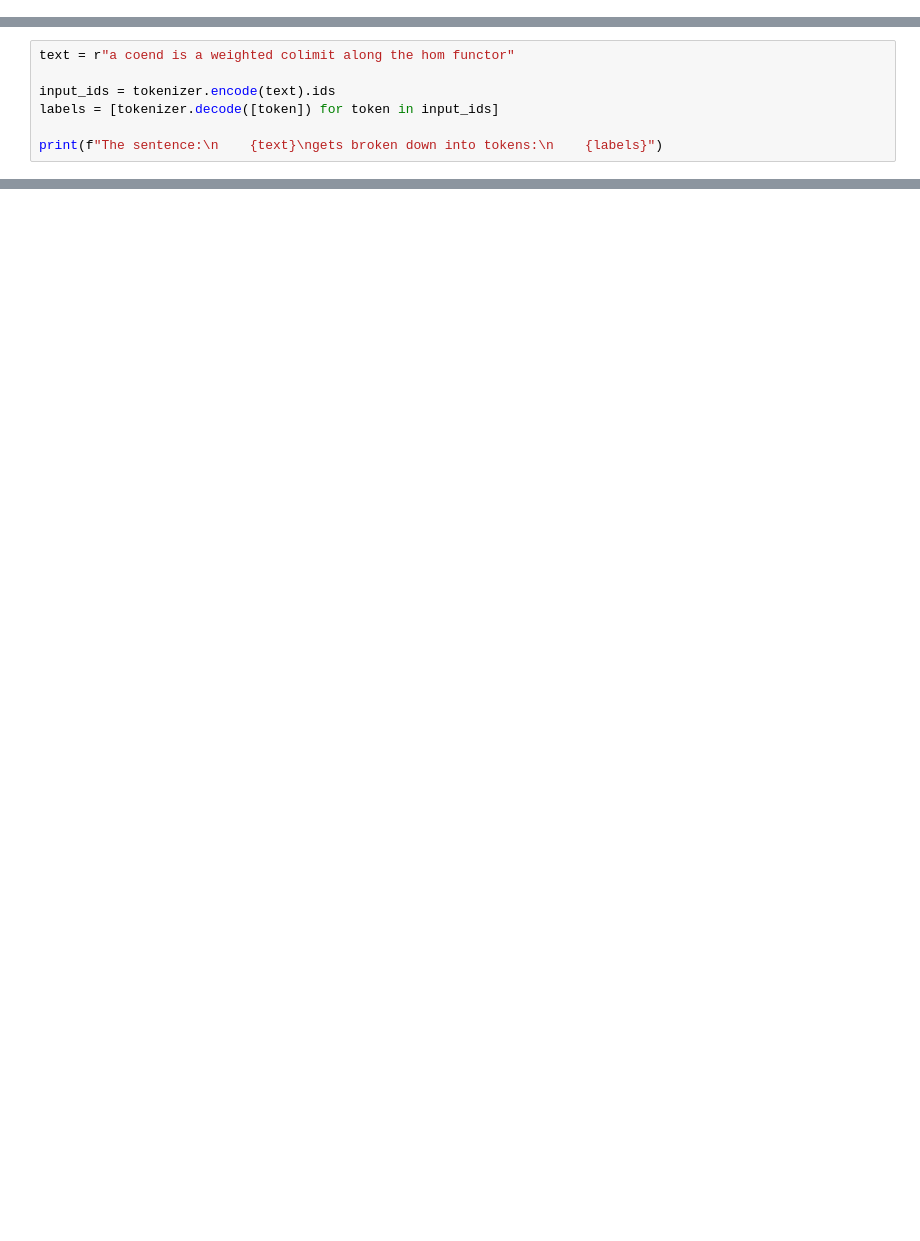
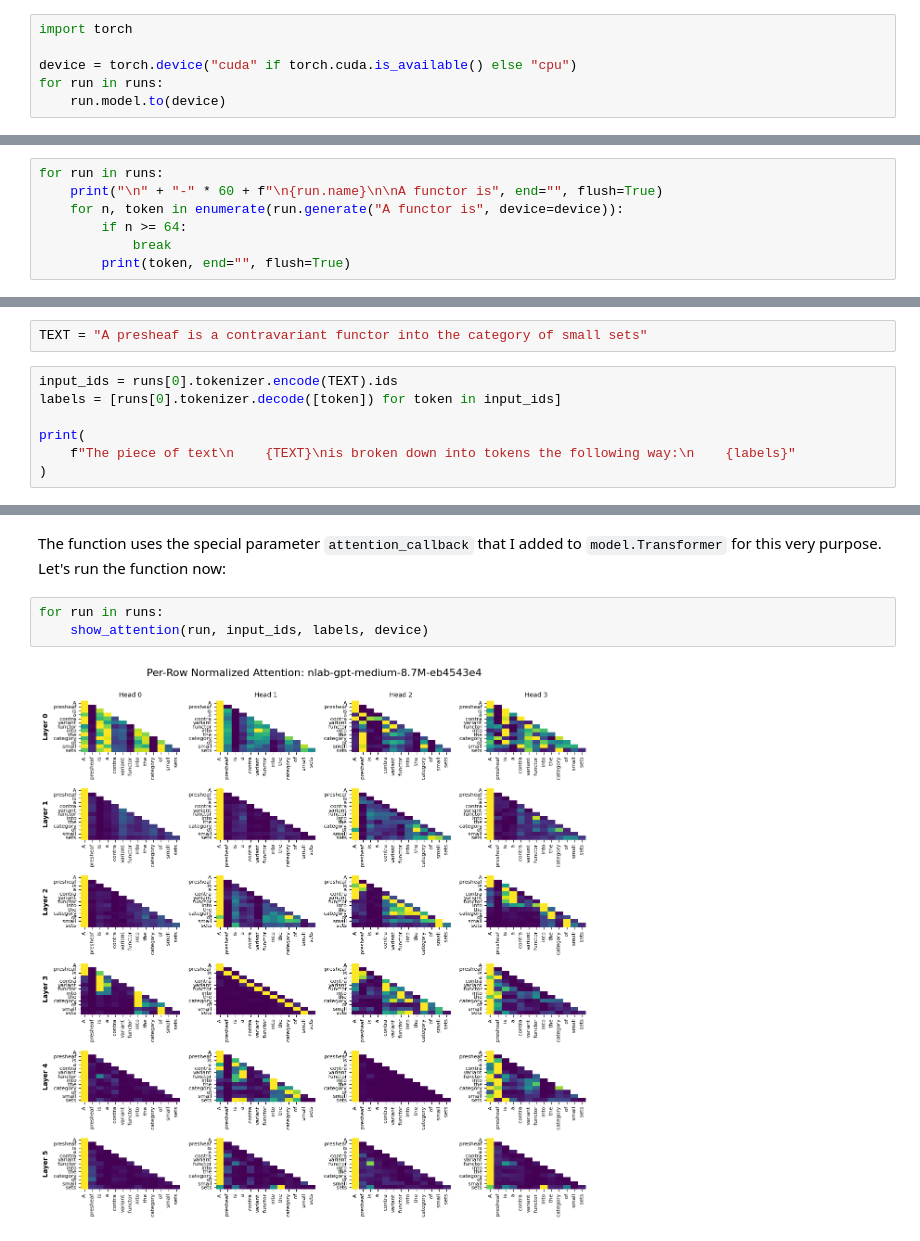
Before and after one commit to mjub/transformer-from-scratch, a Jupyter notebook: notebooks/anatomy-of-a-gpt.ipynb, the cells around one changed output, grey strips where cells are left out. Drawn from its saved outputs; the diff is of its cells as text; blank space fills up the shorter version.

```diff
--- a/notebooks/anatomy-of-a-gpt.ipynb
+++ b/notebooks/anatomy-of-a-gpt.ipynb
@@ -36,0 +22,6 @@ tokenizer = tokenizers.Tokenizer.from_file("../data/tokenizer.json")
+# %%
+import torch
+
+device = torch.device("cuda" if torch.cuda.is_available() else "cpu")
+for run in runs:
+    run.model.to(device)
@@ -36,0 +32,7 @@ tokenizer = tokenizers.Tokenizer.from_file("../data/tokenizer.json")
+# %%
+for run in runs:
+    print("\n" + "-" * 60 + f"\n{run.name}\n\nA functor is", end="", flush=True)
+    for n, token in enumerate(run.generate("A functor is", device=device)):
+        if n >= 64:
+            break
+        print(token, end="", flush=True)
@@ -37,8 +136,10 @@ tokenizer = tokenizers.Tokenizer.from_file("../data/tokenizer.json")
+# %%
+TEXT = "A presheaf is a contravariant functor into the category of small sets"
 # %%
-text = r"a coend is a weighted colimit along the hom functor"
+input_ids = runs[0].tokenizer.encode(TEXT).ids
+labels = [runs[0].tokenizer.decode([token]) for token in input_ids]
 
-input_ids = tokenizer.encode(text).ids
-labels = [tokenizer.decode([token]) for token in input_ids]
-
-print(f"The sentence:\n    {text}\ngets broken down into tokens:\n    {labels}")
+print(
+    f"The piece of text\n    {TEXT}\nis broken down into tokens the following way:\n    {labels}"
+)
 # %% [output]
@@ -110,0 +222,7 @@ plt.show()
+# %% [markdown]
+The function uses the special parameter `attention_callback` that I added to `model.Transformer` for this very purpose. Let's run the function now:
+# %%
+for run in runs:
+    show_attention(run, input_ids, labels, device)
+# %% [output]
+[figure, added]
```
Also changed, not shown: parts of 25 cells of this notebook, 1 other file.
